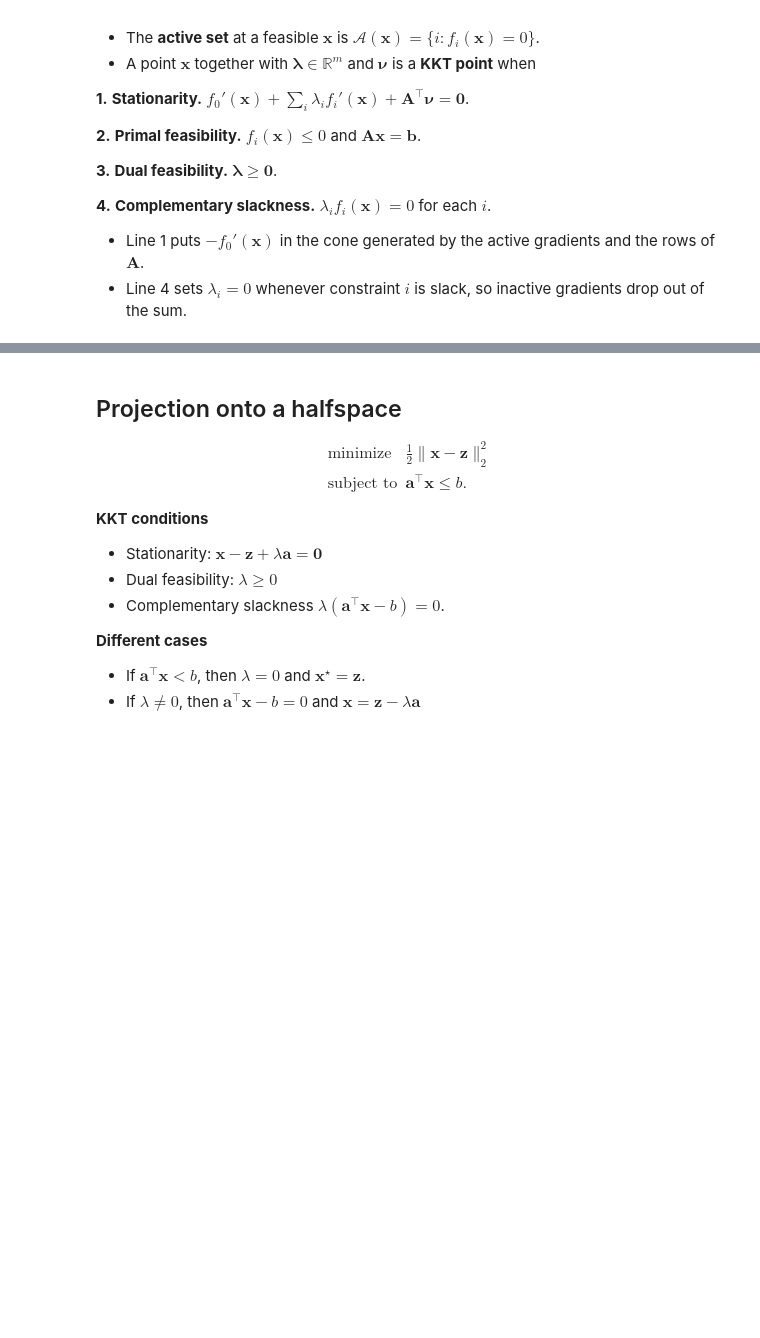
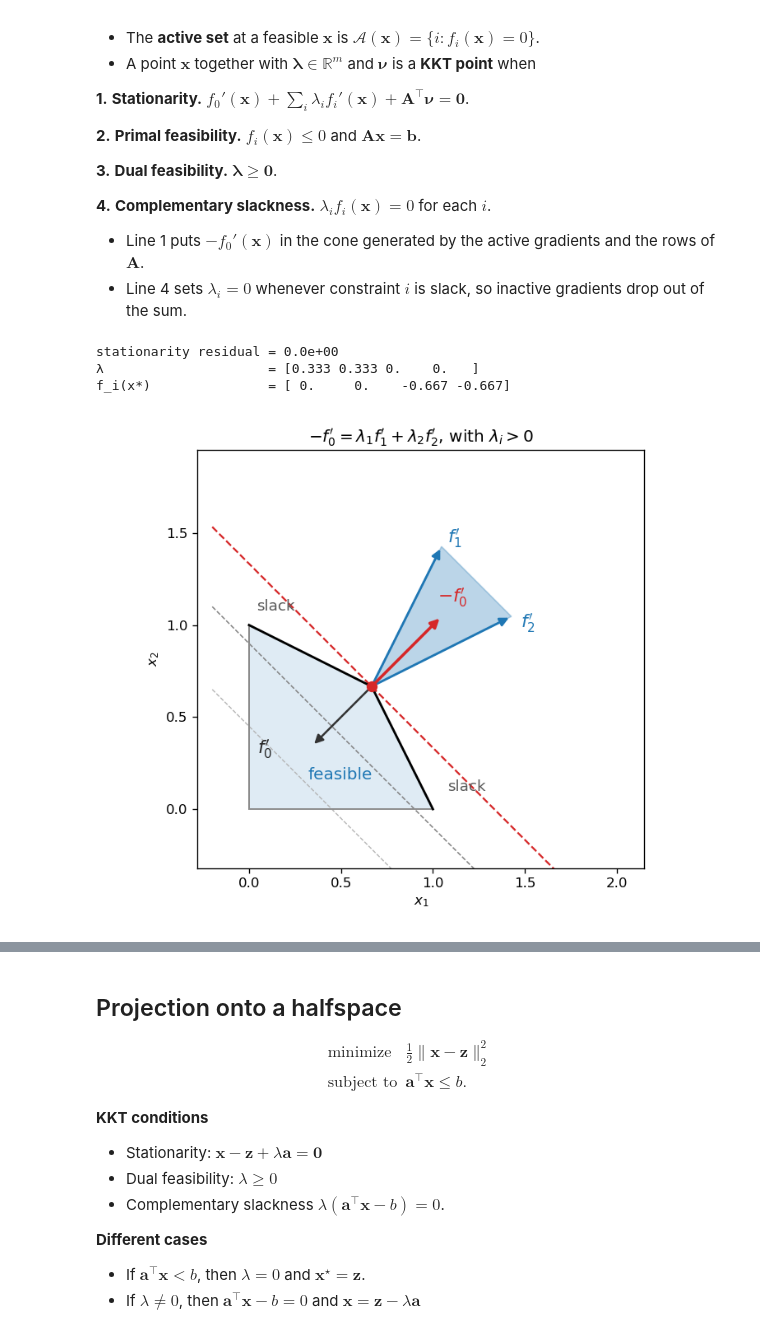
Before and after one commit to amkatrutsa/shad_opt2026, a Jupyter notebook: lecture3.ipynb, the cells around one changed output, grey strips where cells are left out. Saved outputs shown, nothing was run; the diff lists cells and outputs as text; code cells hidden in the pictures; blank space fills up the shorter version.

```diff
--- a/lecture3.ipynb
+++ b/lecture3.ipynb
@@ -485,6 +485,82 @@ __4.__ **Complementary slackness.** $\lambda_i f_i(\mathbf{x})=0$ for each $i$.
 
 - Line 1 puts $-f_0'(\mathbf{x})$ in the cone generated by the active gradients and the rows of $\mathbf{A}$.
 - Line 4 sets $\lambda_i=0$ whenever constraint $i$ is slack, so inactive gradients drop out of the sum.
+# %%
+# KKT at a corner: $-f_0'$ is a positive combination of the active gradients.
+# minimize $-x_1-x_2$ on $x_1+2x_2\le 2$, $2x_1+x_2\le 2$, $x\ge 0$.
+x_star = np.array([2 / 3, 2 / 3])
+f0_grad = np.array([-1.0, -1.0])
+grads = np.array([[1.0, 2.0], [2.0, 1.0], [-1.0, 0.0], [0.0, -1.0]])
+lam = np.array([1 / 3, 1 / 3, 0.0, 0.0])
+values = np.array(
+    [
+        x_star[0] + 2 * x_star[1] - 2,
+        2 * x_star[0] + x_star[1] - 2,
+        -x_star[0],
+        -x_star[1],
+    ]
+)
+print(f"stationarity residual = {np.linalg.norm(f0_grad + lam @ grads):.1e}")
+print("λ                     =", np.round(lam, 3))
+print("f_i(x*)               =", np.round(values, 3))
+
+n1, n2 = grads[0], grads[1]
+poly = np.array([[0.0, 0.0], [1.0, 0.0], [2 / 3, 2 / 3], [0.0, 1.0]])
+s = 0.38
+
+fig, ax = plt.subplots(figsize=(6.4, 5.2))
+ax.fill(poly[:, 0], poly[:, 1], color="C0", alpha=0.14, zorder=0)
+ax.plot([0, 1], [0, 0], color="0.55", lw=1.2)
+ax.plot([0, 0], [0, 1], color="0.55", lw=1.2)
+ax.plot([1, 2 / 3], [0, 2 / 3], color="k", lw=1.7)
+ax.plot([2 / 3, 0], [2 / 3, 1], color="k", lw=1.7)
+for c, kw in (
+    (0.45, dict(color="0.7", lw=0.8, ls="--")),
+    (0.9, dict(color="0.5", lw=0.9, ls="--")),
+    (4 / 3, dict(color="C3", lw=1.35, ls="--")),
+):
+    t = np.linspace(-0.2, 2.05, 2)
+    ax.plot(t, c - t, **kw, zorder=1)
+
+cone = np.vstack([x_star, x_star + s * n1, x_star + s * n2])
+ax.fill(cone[:, 0], cone[:, 1], color="C0", alpha=0.30, zorder=2)
+
+def arrow(src, vec, color, lw=1.7):
+    ax.annotate(
+        "",
+        xy=src + vec,
+        xytext=src,
+        arrowprops=dict(arrowstyle="-|>", color=color, lw=lw, mutation_scale=13),
+        zorder=4,
+    )
+
+arrow(x_star, s * n1, "C0")
+arrow(x_star, s * n2, "C0")
+arrow(x_star, -s * f0_grad, "C3", lw=2.1)
+arrow(x_star, 0.85 * s * f0_grad, "0.2", lw=1.5)
+ax.plot(*x_star, "o", color="C3", ms=7, zorder=5)
+
+ax.text(*(x_star + s * n1 + np.array([0.03, 0.02])), r"$f_1'$", color="C0", fontsize=13)
+ax.text(*(x_star + s * n2 + np.array([0.05, -0.06])), r"$f_2'$", color="C0", fontsize=13)
+ax.text(*(x_star - s * f0_grad + np.array([-0.02, 0.08])), r"$-f_0'$", color="C3", fontsize=13)
+ax.text(*(x_star + 0.85 * s * f0_grad + np.array([-0.30, -0.04])), r"$f_0'$", color="0.15", fontsize=13)
+ax.text(0.32, 0.16, "feasible", color="C0", fontsize=12)
+ax.text(1.08, 0.10, "slack", color="0.35", fontsize=11)
+ax.text(0.04, 1.08, "slack", color="0.35", fontsize=11)
+
+ax.set_aspect("equal")
+ax.set_xlim(-0.28, 2.15)
+ax.set_ylim(-0.32, 1.95)
+ax.set_xlabel(r"$x_1$")
+ax.set_ylabel(r"$x_2$")
+ax.set_title(r"$-f_0'=\lambda_1 f_1'+\lambda_2 f_2'$, with $\lambda_i>0$")
+fig.tight_layout()
+plt.show()
+# %% [output]
+stationarity residual = 0.0e+00
+λ                     = [0.333 0.333 0.    0.   ]
+f_i(x*)               = [ 0.     0.    -0.667 -0.667]
+[figure, added]
 # %% [markdown]
 ## Why dual feasibility is $\boldsymbol{\lambda}\ge\mathbf{0}$
 
```
Also changed, not shown: parts of 1 cell of this notebook.
